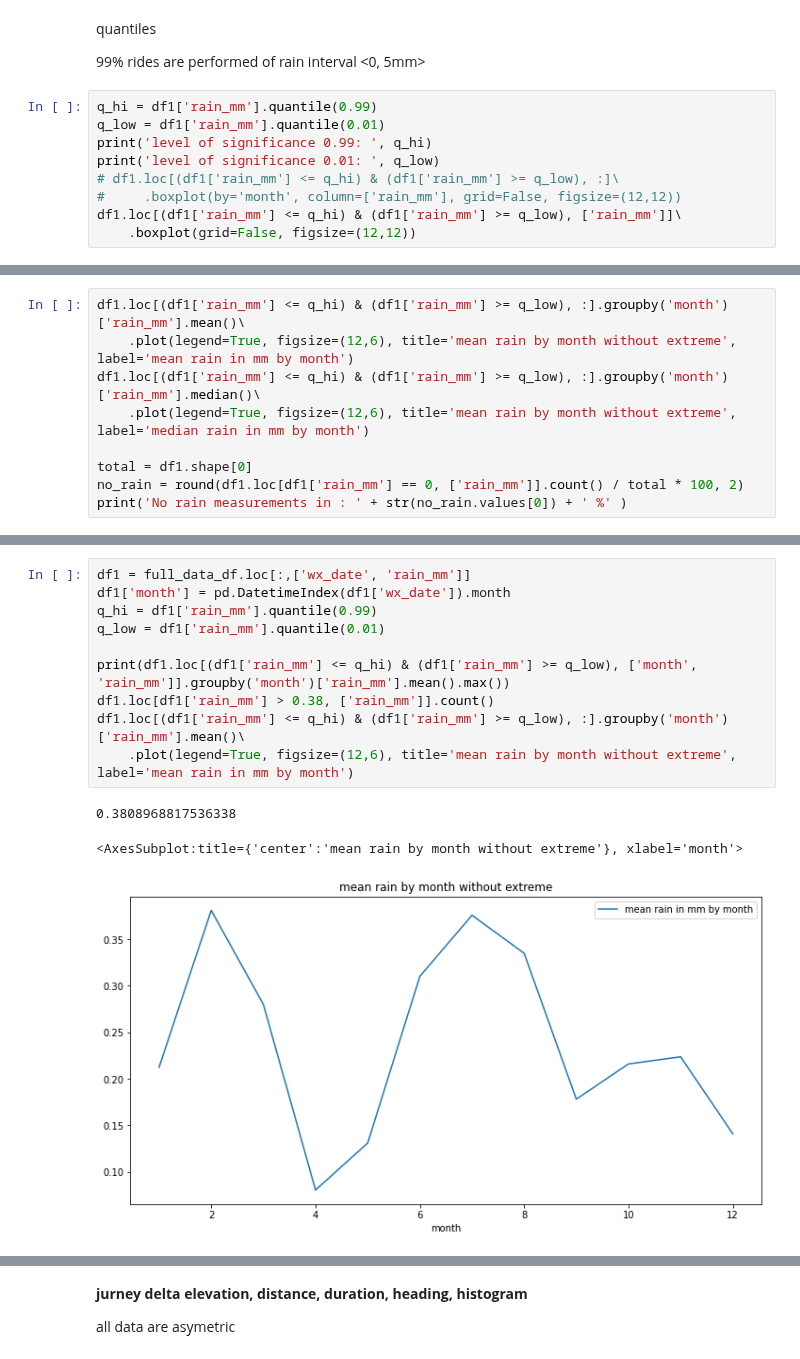
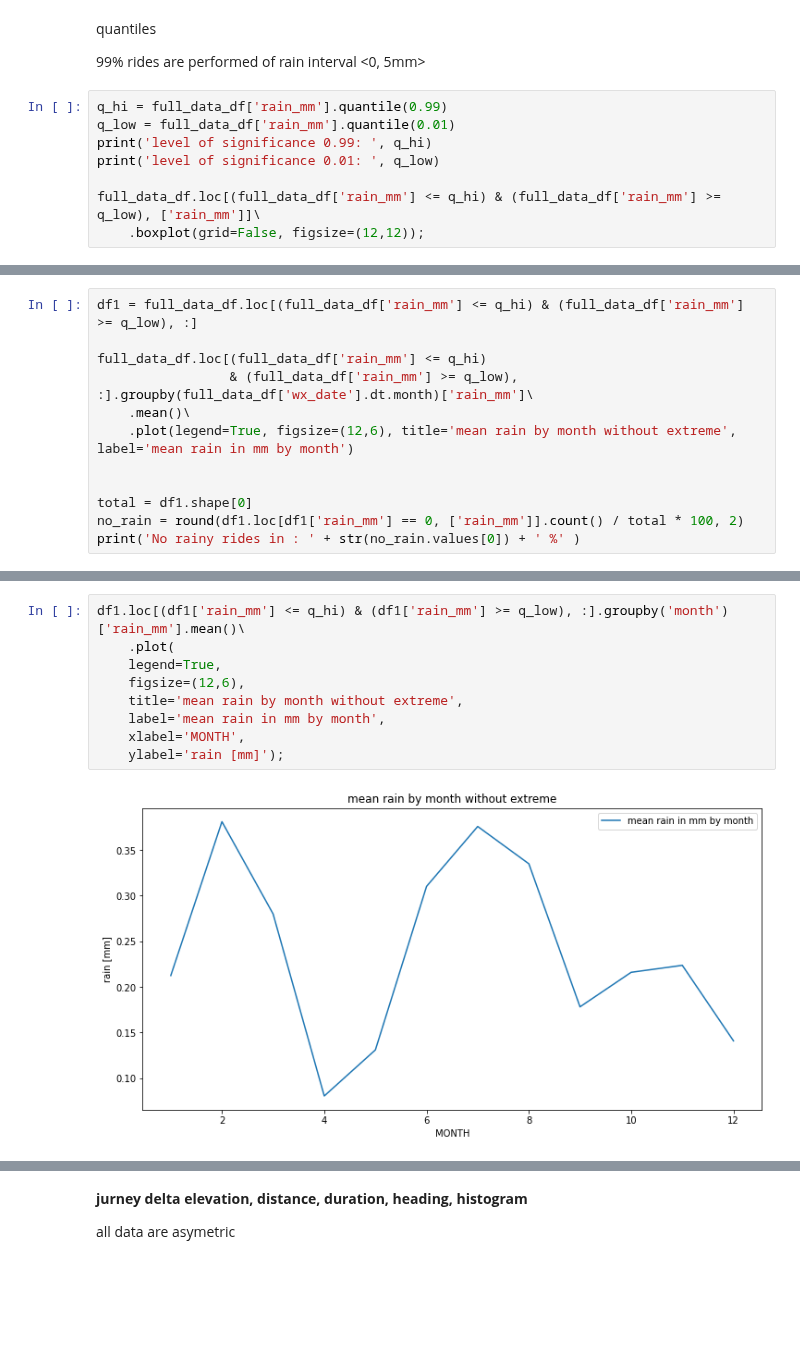
Before and after one commit to daim77/python_BI_analysis_bike_sharing, a Jupyter notebook: results.ipynb, the cells around one changed output, grey strips where cells are left out. Saved outputs shown, nothing was run; the diff lists cells and outputs as text; blank space fills up the shorter version.

```diff
--- a/results.ipynb
+++ b/results.ipynb
@@ -535,14 +525,13 @@ quantiles
 
 99% rides are performed of rain interval <0, 5mm>
 # %%
-q_hi = df1['rain_mm'].quantile(0.99)
-q_low = df1['rain_mm'].quantile(0.01)
+q_hi = full_data_df['rain_mm'].quantile(0.99)
+q_low = full_data_df['rain_mm'].quantile(0.01)
 print('level of significance 0.99: ', q_hi)
 print('level of significance 0.01: ', q_low)
-# df1.loc[(df1['rain_mm'] <= q_hi) & (df1['rain_mm'] >= q_low), :]\
-#     .boxplot(by='month', column=['rain_mm'], grid=False, figsize=(12,12))
-df1.loc[(df1['rain_mm'] <= q_hi) & (df1['rain_mm'] >= q_low), ['rain_mm']]\
-    .boxplot(grid=False, figsize=(12,12))
+
+full_data_df.loc[(full_data_df['rain_mm'] <= q_hi) & (full_data_df['rain_mm'] >= q_low), ['rain_mm']]\
+    .boxplot(grid=False, figsize=(12,12));
 # %% [output]
 level of significance 0.99:  5.0
 level of significance 0.01:  0.0
@@ -572,10 +575,13 @@ plot mean and median rain
 # %%
-df1.loc[(df1['rain_mm'] <= q_hi) & (df1['rain_mm'] >= q_low), :].groupby('month')['rain_mm'].mean()\
+df1 = full_data_df.loc[(full_data_df['rain_mm'] <= q_hi) & (full_data_df['rain_mm'] >= q_low), :]
+
+full_data_df.loc[(full_data_df['rain_mm'] <= q_hi)
+                 & (full_data_df['rain_mm'] >= q_low), :].groupby(full_data_df['wx_date'].dt.month)['rain_mm']\
+    .mean()\
     .plot(legend=True, figsize=(12,6), title='mean rain by month without extreme', label='mean rain in mm by month')
-df1.loc[(df1['rain_mm'] <= q_hi) & (df1['rain_mm'] >= q_low), :].groupby('month')['rain_mm'].median()\
-    .plot(legend=True, figsize=(12,6), title='mean rain by month without extreme', label='median rain in mm by month')
+
 
 total = df1.shape[0]
 no_rain = round(df1.loc[df1['rain_mm'] == 0, ['rain_mm']].count() / total * 100, 2)
-print('No rain measurements in : ' + str(no_rain.values[0]) + ' %' )
+print('No rainy rides in : ' + str(no_rain.values[0]) + ' %' )
 # %% [output]
@@ -595,17 +611,14 @@ Above this threshold is done only 57193 rides (16.8%)
 # %%
-df1 = full_data_df.loc[:,['wx_date', 'rain_mm']]
-df1['month'] = pd.DatetimeIndex(df1['wx_date']).month
-q_hi = df1['rain_mm'].quantile(0.99)
-q_low = df1['rain_mm'].quantile(0.01)
-
-print(df1.loc[(df1['rain_mm'] <= q_hi) & (df1['rain_mm'] >= q_low), ['month', 'rain_mm']].groupby('month')['rain_mm'].mean().max())
-df1.loc[df1['rain_mm'] > 0.38, ['rain_mm']].count()
 df1.loc[(df1['rain_mm'] <= q_hi) & (df1['rain_mm'] >= q_low), :].groupby('month')['rain_mm'].mean()\
-    .plot(legend=True, figsize=(12,6), title='mean rain by month without extreme', label='mean rain in mm by month')
+    .plot(
+    legend=True,
+    figsize=(12,6),
+    title='mean rain by month without extreme',
+    label='mean rain in mm by month',
+    xlabel='MONTH',
+    ylabel='rain [mm]');
 # %% [output]
-0.3808968817536338
-<AxesSubplot:title={'center':'mean rain by month without extreme'}, xlabel='month'>
-[figure, old version]
+[figure, new version]
 # %% [markdown]
 problem of outliers in rain data
 
```
Also changed, not shown: parts of 20 cells of this notebook.
